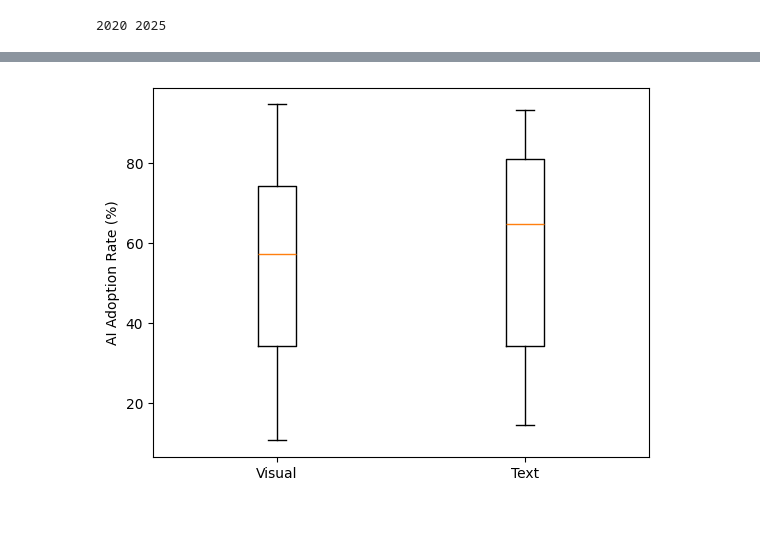
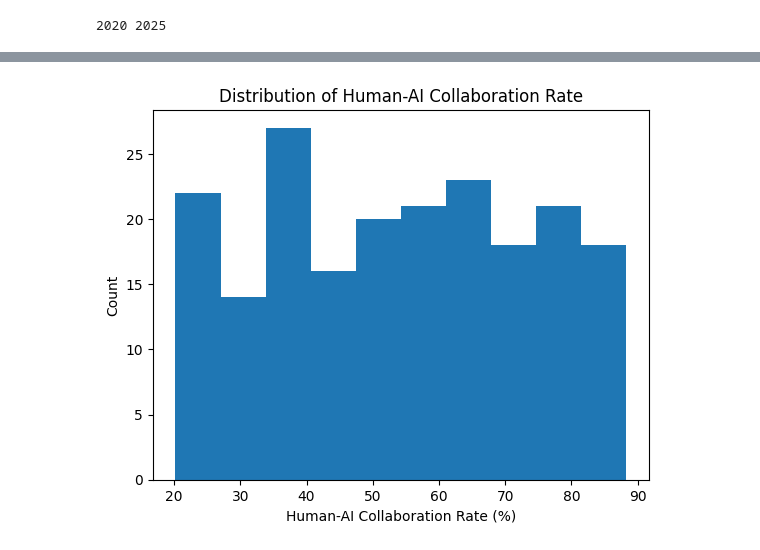
Before and after one commit to sarahchaewon/DSRP_, a Jupyter notebook: test.ipynb, the cells around one changed output, grey strips where cells are left out. Drawn from its saved outputs; the diff is of its cells as text; code cells hidden in the pictures; blank space fills up the shorter version.

```diff
--- a/test.ipynb
+++ b/test.ipynb
@@ -163,19 +138,9 @@ plt.show()
-# %%
-visual = df[
-    (df['Top AI Tools Used'] == 'Midjourney') |
-    (df['Top AI Tools Used'] == 'DALL-E') |
-    (df['Top AI Tools Used'] == 'Stable Diffusion')
-]['AI Adoption Rate (%)']
-
-text = df[
-    (df['Top AI Tools Used'] == 'ChatGPT') |
-    (df['Top AI Tools Used'] == 'Claude')
-]['AI Adoption Rate (%)']
-
-plt.boxplot([visual, text],
-            tick_labels=['Visual', 'Text'])
-
-plt.ylabel('AI Adoption Rate (%)')
-plt.show()
-# %% [output]
-[figure, removed]
+# %%
+# distribution of Human-AI Collaboration Rate
+plt.hist(df['Human-AI Collaboration Rate (%)'], bins=10)
+plt.xlabel('Human-AI Collaboration Rate (%)')
+plt.ylabel('Count')
+plt.title('Distribution of Human-AI Collaboration Rate')
+plt.show()
+# %% [output]
+[figure, added]
```
Also changed, not shown: parts of 6 cells of this notebook.
